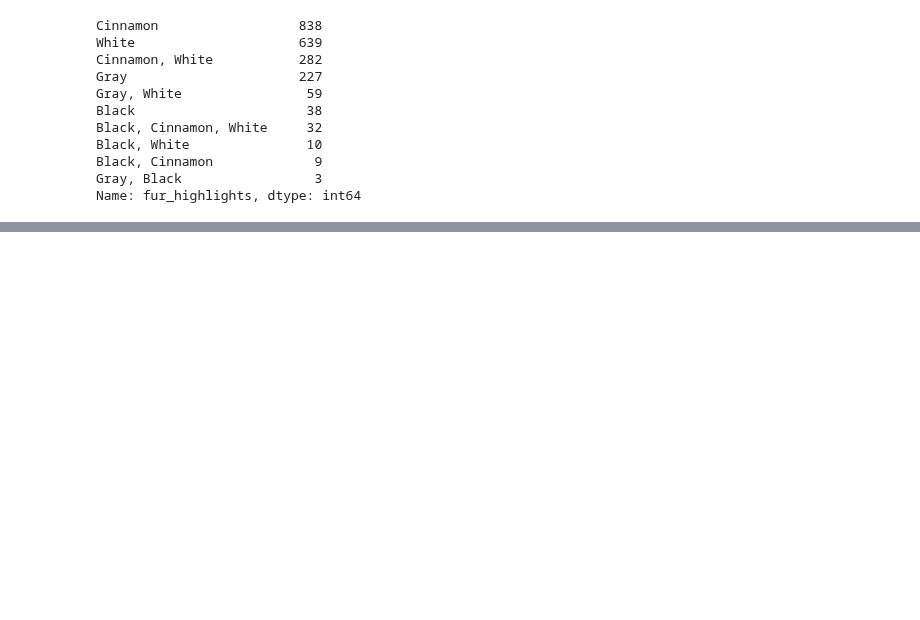
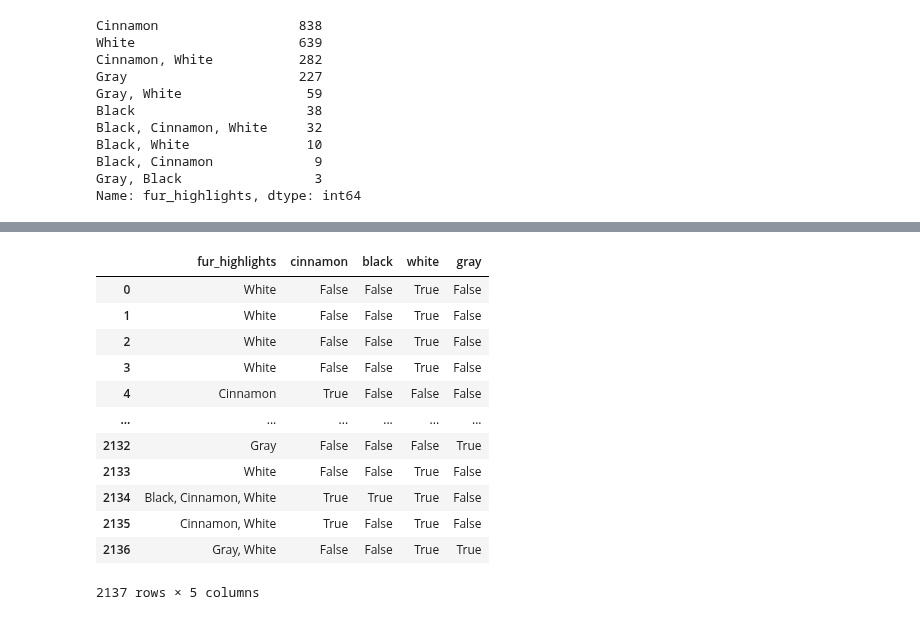
Before and after one commit to alyssahondrade/we-the-new-york-city-squirrels, a Jupyter notebook: squirrel_cleaning.ipynb, the cells around one changed output, grey strips where cells are left out. Cells and saved outputs as stored; diff of their text form; code cells hidden in the pictures; blank space fills up the shorter version.

Commit message:
parsed the fur_highlights column

```diff
--- a/squirrel_cleaning.ipynb
+++ b/squirrel_cleaning.ipynb
@@ -1141,7 +1140,7 @@ s2018_clean.head()
 | 4 | 36I-PM-1007-01 | -73.953217 | 40.791967 | Gray | Cinnamon | False | False | True | False | ... |
 # %%
 # Append the datasets
-combined_df = pd.concat([s2020_clean, s2018_clean])
+combined_df = pd.concat([s2020_clean, s2018_clean], ignore_index=True)
 combined_df.head()
 # %% [output]
 |  | squirrel_id | longitude | latitude | primary_colour | fur_highlights | chasing | climbing | digging | eating | ... |
@@ -1211,3 +1210,14 @@ Black, White               10
 Black, Cinnamon             9
 Gray, Black                 3
 Name: fur_highlights, dtype: int64
+# %%
+unique_highlights = combined_df['fur_highlights'].unique()
+
+highlight = []
+for row in unique_highlights:
+    row_string = row.split(", ")
+    for value in row_string:
+        highlight.append(value.lower())
+
+highlight = list(set(highlight))
+highlight
@@ -1213,0 +1226,4 @@ Name: fur_highlights, dtype: int64
+# %%
+# Create columns in combined_df for each highlight
+for col in highlight:
+    combined_df[col] = pd.Series(dtype=bool)
@@ -1213,0 +1240,37 @@ Name: fur_highlights, dtype: int64
+# %%
+for idx, row in combined_df.iterrows():
+    highlight_row = row['fur_highlights'].split(", ")
+
+    if len(highlight_row) > 1:
+        for value in highlight_row:
+            for col_name in highlight:
+                # print(combined_df.loc[idx, col_name])
+                if (combined_df.loc[idx, col_name] == True):
+                    continue
+                if (value.lower() == col_name):
+                    combined_df.loc[idx, col_name] = True
+                else:
+                    combined_df.loc[idx, col_name] = False
+    else:
+        highlight_value = highlight_row[0].lower()
+        for col_name in highlight:
+            if (highlight_value == col_name):
+                combined_df.loc[idx, col_name] = True
+            else:
+                combined_df.loc[idx, col_name] = False
+# %%
+combined_df[['fur_highlights', 'cinnamon', 'black', 'white', 'gray']]
+# %% [output]
+|  | fur_highlights | cinnamon | black | white | gray |
+| 0 | White | False | False | True | False |
+| 1 | White | False | False | True | False |
+| 2 | White | False | False | True | False |
+| 3 | White | False | False | True | False |
+| 4 | Cinnamon | True | False | False | False |
+| ... | ... | ... | ... | ... | ... |
+| 2132 | Gray | False | False | False | True |
+| 2133 | White | False | False | True | False |
+| 2134 | Black, Cinnamon, White | True | True | True | False |
+| 2135 | Cinnamon, White | True | False | True | False |
+| 2136 | Gray, White | False | False | True | True |
+2137 rows × 5 columns
```
Also changed, not shown: parts of 21 cells of this notebook.
